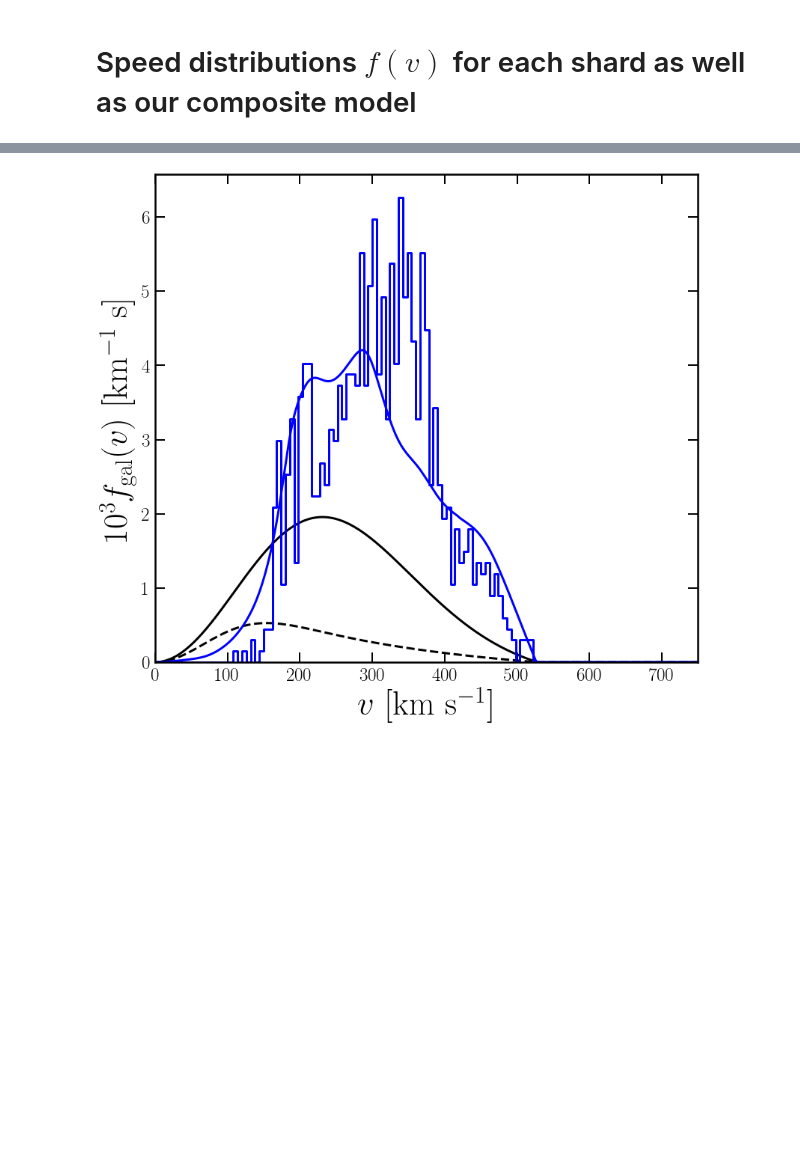
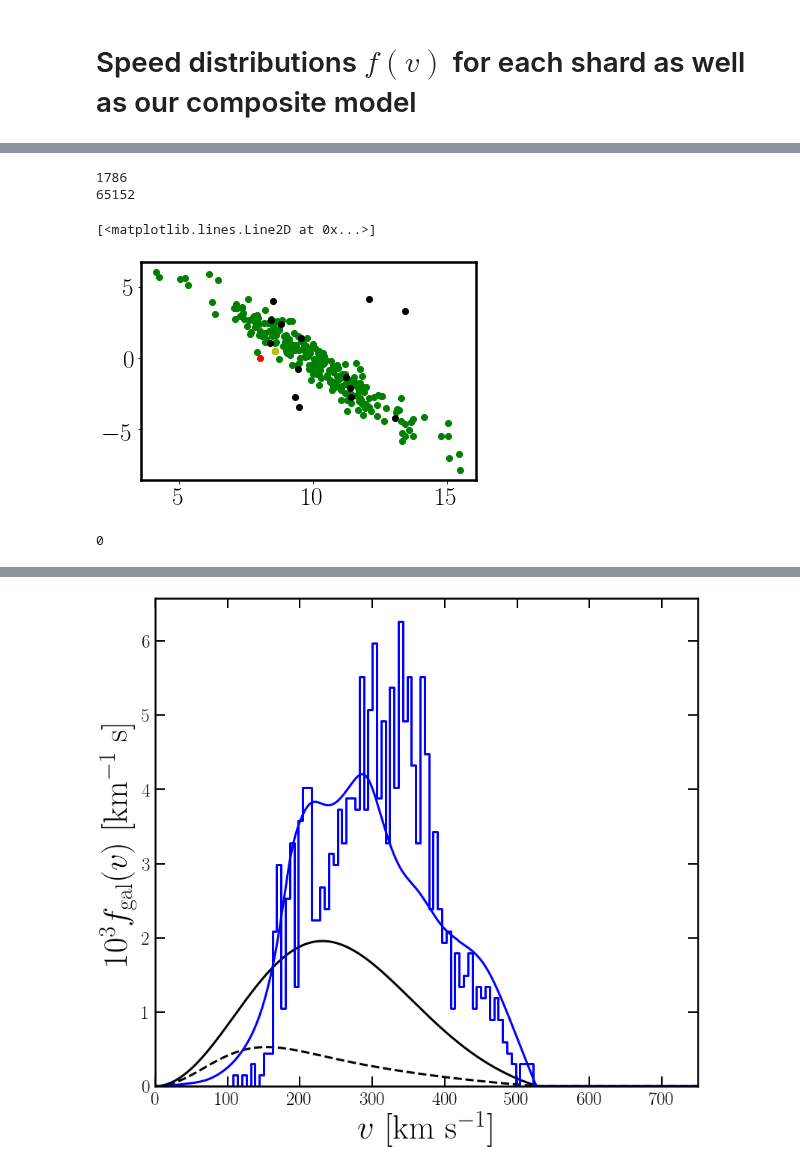
Before and after one commit to cajohare/DarkShards, a Jupyter notebook: code/Plot_SpeedDistributions.ipynb, the cells around one changed output, grey strips where cells are left out. Cells and saved outputs as stored; diff of their text form; code cells hidden in the pictures; blank space fills up the shorter version.

```diff
--- a/code/Plot_SpeedDistributions.ipynb
+++ b/code/Plot_SpeedDistributions.ipynb
@@ -240,0 +794,63 @@ fig.savefig('../plots/plots_png/'+pltname+'.png',bbox_inches='tight')
+# %%
+v_meens1 = meens[:,3:6]
+v_covs = covs[:,3:6,3:6]
+
+# Local stars
+dataf = clfc.sample(5e6)
+probsf = clfc.predict_proba(dataf[0][:,:])
+distf = sqrt((Sun[0]-dataf[0][:,0])**2.0+(Sun[1]-dataf[0][:,1])**2.0+(Sun[2]-dataf[0][:,2])**2.0)
+
+if size(Psun)>1:
+    probs = Psun
+else:
+    probs = array([Psun])
+
+i = 0
+v_meens1 = zeros(shape=shape(v_meens))
+v_covs1 = zeros(shape=shape(v_covs))
+for psun in probs:
+    if psun<2.0:
+        mask = (distf<1.0)*(argmax(probsf,axis=1)==i)
+        print(sum(mask))
+        vxf = dataf[0][mask,3]
+        vyf = dataf[0][mask,4]
+        vzf = dataf[0][mask,5]
+        #hx,vb = histogram(vxf,range=[vmin,vmax],bins=nbins_1D,normed=True)
+        #hy,_  = histogram(vyf,range=[vmin,vmax],bins=nbins_1D,normed=True)
+        #hz,_  = histogram(vzf,range=[vmin,vmax],bins=nbins_1D,normed=True)
+        #vc = (vb[0:-1]+vb[1:])/2.0
+        #ax_x.plot(vc,hx,'y-',lw=3)
+        #ax_y.plot(vc,hy,'y-',lw=3)
+        #ax_z.plot(vc,hz,'y-',lw=3)
+        #print(i,'vx = ',mean(vxf),' ± ',std(vxf))
+        #print(i,'vy = ',mean(vyf),' ± ',std(vyf))
+        #print(i,'vz = ',mean(vzf),' ± ',std(vzf))
+        v_meens1[i,:] = array([mean(vxf),mean(vyf),mean(vzf)])
+        v_covs1[i,:,:] = cov(vstack((vxf,vyf,vzf)))
+    else:
+        v_meens1[i,:] = v_meens[i,:]
+        v_covs1[i,:,:] = v_covs[i,:,:]
+    i += 1
+# %% [output]
+1786
+65152
+# %%
+dataf = clfc.sample(1e3)
+probsf = clfc.predict_proba(dataf[0][:,:])
+distf = sqrt((Sun[0]-dataf[0][:,0])**2.0+(Sun[1]-dataf[0][:,1])**2.0+(Sun[2]-dataf[0][:,2])**2.0)
+
+mask = (argmax(probsf,axis=1)==0)
+plt.scatter(dataf[0][mask,0],dataf[0][mask,2],c='g')
+
+mask = (argmax(probsf,axis=1)==0)*(distf<1.0)
+plt.scatter(dataf[0][mask,0],dataf[0][mask,2],c='y')
+
+plt.scatter(x,z,c='k')
+plt.plot(8.0,0.0,'ro')
+# %% [output]
+[<matplotlib.lines.Line2D at 0x...>]
+[figure, added]
+# %%
+sum(mask)
+# %% [output]
+0
```
Also changed, not shown: parts of 7 cells of this notebook, 49 other files.
